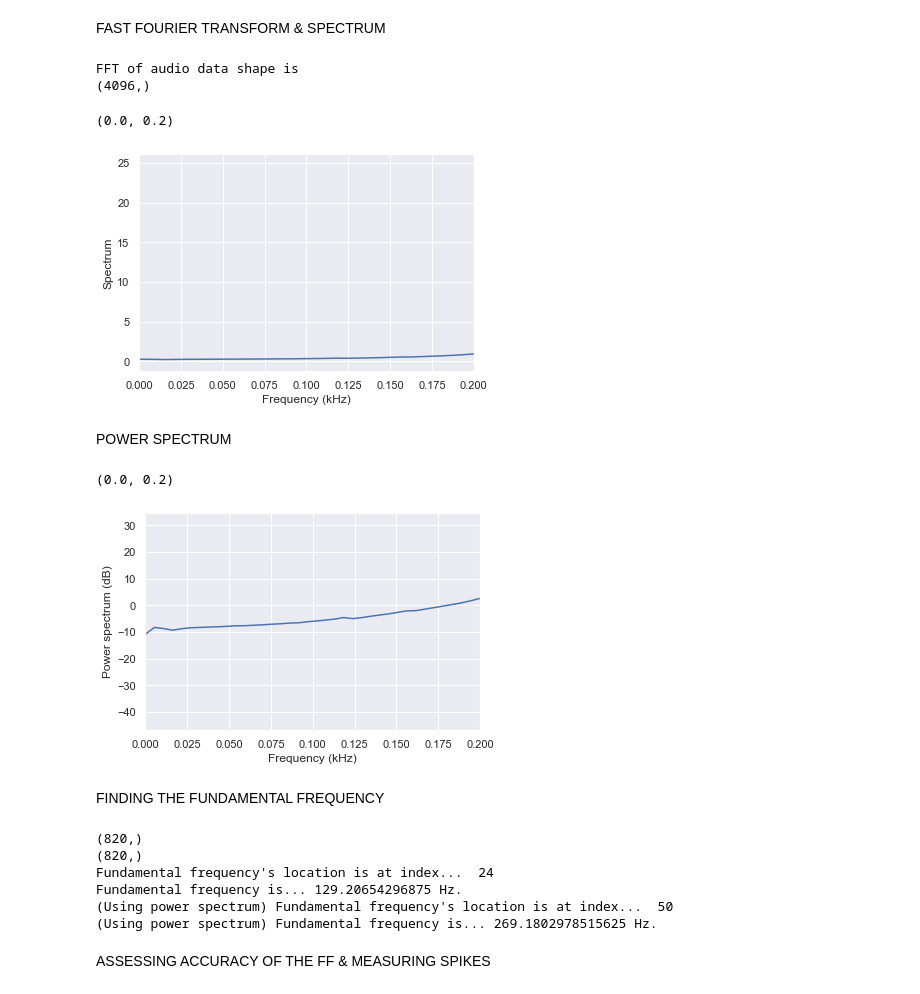
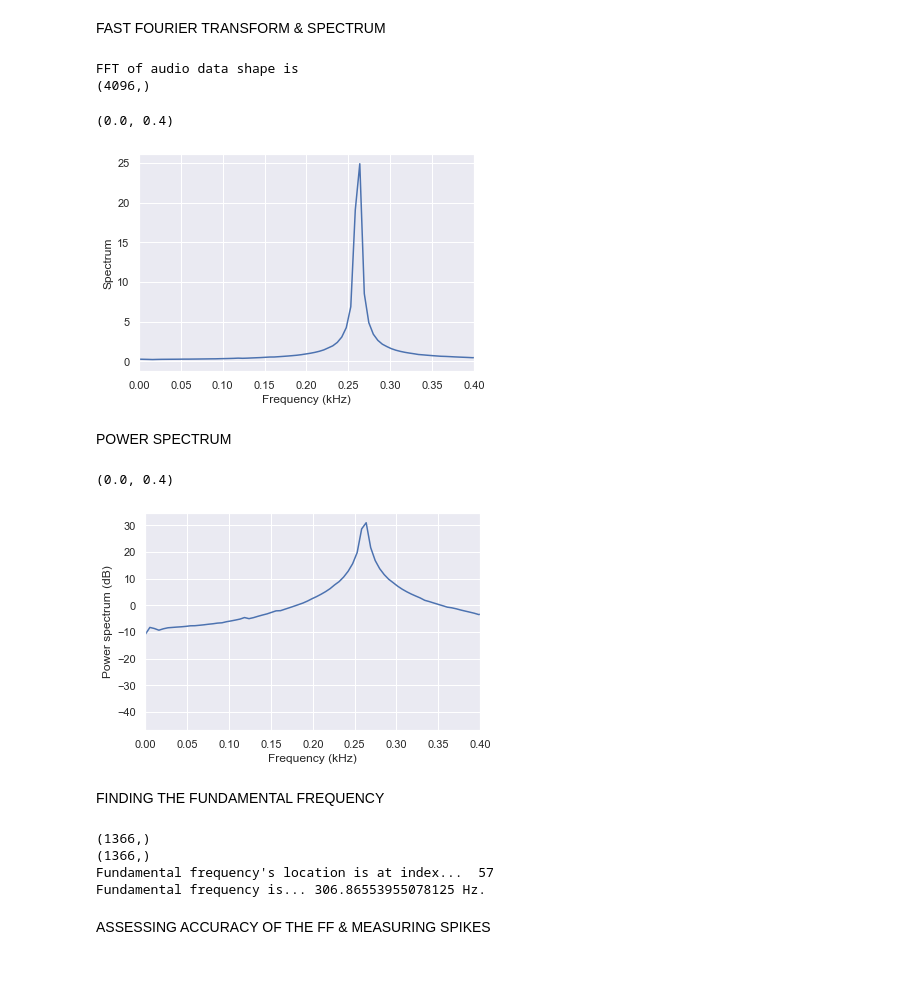
Before and after one commit to mashburnj/Sample2Genesis, a Jupyter notebook: Spectrum_Analyzer.ipynb, the cells around one changed output. Cells and saved outputs as stored; diff of their text form; code cells hidden in the pictures.

Commit message:
Big fixes (one still in progress)
HPS to full-sized array index scaling needs to be corrected.

```diff
--- a/Spectrum_Analyzer.ipynb
+++ b/Spectrum_Analyzer.ipynb
@@ -28,28 +28,28 @@ FAST FOURIER TRANSFORM \& SPECTRUM
 # %%
 # spectrum
 from scipy.fft import fft # fourier transform
 m = len(Audiodata)
 FFTSize = 8192 # have to use a multiple of 2 for optimal speed.
 #AudioFreq = fft(Audiodata,n=FFTSize,axis=0)
 AudioFreq = fft(Audiodata[:,1]*np.hanning(np.shape(Audiodata)[0]),n=FFTSize,axis=0) #with a Hanning window
 AudioFreq = AudioFreq[0:int(np.ceil((np.shape(AudioFreq)[0])/2.0))] #Left half of the spectrum
 MagFreq = np.abs(AudioFreq) # Magnitude
 MagFreq = MagFreq / float(m)
 
 print('FFT of audio data shape is')
 print(np.shape(MagFreq))
 
 plt.figure()
 freqAxis = np.arange(0,int(np.ceil((m+1)/2.0)), int(np.ceil((m+1)/2.0))*2/FFTSize) * (SampleRate / m);
 #freqAxis = np.arange(0,int(np.ceil((m+1)/2.0)), int(np.ceil((m+1)/2.0))/FFTSize) * (SampleRate / m);
 plt.plot(freqAxis/1000.0, MagFreq) #Spectrum
 plt.xlabel('Frequency (kHz)'); plt.ylabel('Spectrum');
-plt.xlim([0, 0.2])
+plt.xlim([0, 0.4])
 # %% [output]
 FFT of audio data shape is
 (4096,)
-(0.0, 0.2)
+(0.0, 0.4)
-[figure, old version]
+[figure, new version]
 # %% [markdown]
 POWER SPECTRUM
 # %%
@@ -63,38 +63,47 @@ else:# fft even
 plt.figure()
 plt.plot(freqAxis/1000.0, 10*np.log10(MagFreq)) #Power spectrum
 plt.xlabel('Frequency (kHz)'); plt.ylabel('Power spectrum (dB)');
-plt.xlim([0, 0.2])
+plt.xlim([0, 0.4])
 # %% [output]
-(0.0, 0.2)
+(0.0, 0.4)
-[figure, old version]
+[figure, new version]
 # %% [markdown]
 FINDING THE FUNDAMENTAL FREQUENCY
 # %%
 # HPS (Harmonic Product Spectrum) Algorithm to determine fundamental frequency
 
-HPCSize = int(np.ceil(len(MagFreq))/5.0 + 1)
+HPSSizeFloat = len(MagFreq)/3.0
+HPSSize = int(np.ceil(len(MagFreq))/3.0 + 1)
 
-MagFreq2 = MagFreq.copy().reshape(int(np.ceil(len(MagFreq))/2.0),2).mean(1)[0:HPCSize]
+MagFreq2 = MagFreq.copy().reshape(int(np.ceil(len(MagFreq))/2.0),2).mean(1)[0:HPSSize]
+MagFreq3 = np.concatenate([MagFreq.copy(),np.zeros(3 - int(len(MagFreq)) % 3)]).reshape(int(np.ceil(len(MagFreq))/3.0 + 1),3).mean(1)[0:HPSSize]
+
+#MagFreq2 = MagFreq.copy().reshape(int(np.ceil(len(MagFreq))/2.0),2).mean(1)[0:HPCSize]
 print(np.shape(MagFreq2))
-MagFreq3 = np.concatenate([MagFreq.copy(),np.zeros(3 - int(len(MagFreq)) % 3)]).reshape(int(np.ceil(len(MagFreq))/3.0 + 1),3).mean(1)[0:HPCSize]
+#MagFreq3 = np.concatenate([MagFreq.copy(),np.zeros(3 - int(len(MagFreq)) % 3)]).reshape(int(np.ceil(len(MagFreq))/3.0 + 1),3).mean(1)[0:HPCSize]
 print(np.shape(MagFreq3))
 
-HPC = MagFreq[0:HPCSize]*MagFreq2*MagFreq3
-HPCLog = np.log10(MagFreq[0:HPCSize])*np.log10(MagFreq2)*np.log10(MagFreq3)
+HPS = MagFreq[0:HPSSize]*MagFreq2*MagFreq3
+#HPCLog = np.log10(MagFreq[0:HPCSize])*np.log10(MagFreq2)*np.log10(MagFreq3)
 
-FFLocation = np.argmax(HPC)
-FFLocationLog = np.argmax(HPCLog)
+freqAxisDownscaled = np.arange(0,int(np.ceil((m+1)/2.0)), int(np.ceil((m+1)/2.0))*6/FFTSize) * (SampleRate / m);
+FFLocHPS = np.argmax(HPS[freqAxisDownscaled >= 50]) + int(len(HPS[freqAxisDownscaled < 50])) # don't look below 50 Hz for it, due to noise.
+
+
+
+FFLocation = (FFLocHPS-1)*3 # FFLocHPS uses an index that is scaled down by 1/3. Have to reverse that.
+
+#FFLocation = np.argmax(HPC)
+#FFLocationLog = np.argmax(HPCLog)
 print('Fundamental frequency\'s location is at index... ',FFLocation)
 print('Fundamental frequency is...',freqAxis[FFLocation],'Hz.')
-print('(Using power spectrum) Fundamental frequency\'s location is at index... ',FFLocationLog)
-print('(Using power spectrum) Fundamental frequency is...',freqAxis[FFLocationLog],'Hz.')
+#print('(Using power spectrum) Fundamental frequency\'s location is at index... ',FFLocationLog)
+#print('(Using power spectrum) Fundamental frequency is...',freqAxis[FFLocationLog],'Hz.')
 # %% [output]
-(820,)
-(820,)
-Fundamental frequency's location is at index...  24
-Fundamental frequency is... 129.20654296875 Hz.
-(Using power spectrum) Fundamental frequency's location is at index...  50
-(Using power spectrum) Fundamental frequency is... 269.1802978515625 Hz.
+(1366,)
+(1366,)
+Fundamental frequency's location is at index...  57
+Fundamental frequency is... 306.86553955078125 Hz.
 # %% [markdown]
 ASSESSING ACCURACY OF THE FF \& MEASURING SPIKES
 # %%
```
Also changed, not shown: parts of 1 cell of this notebook, 1 other file.
